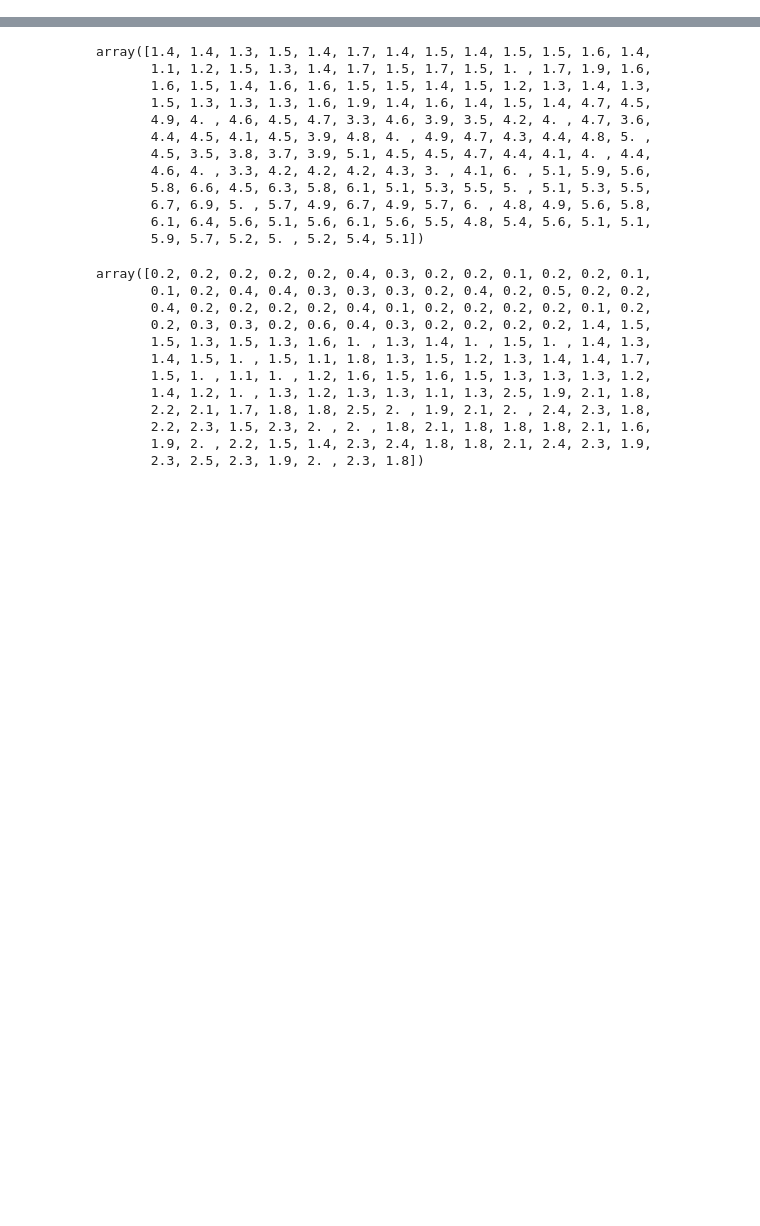
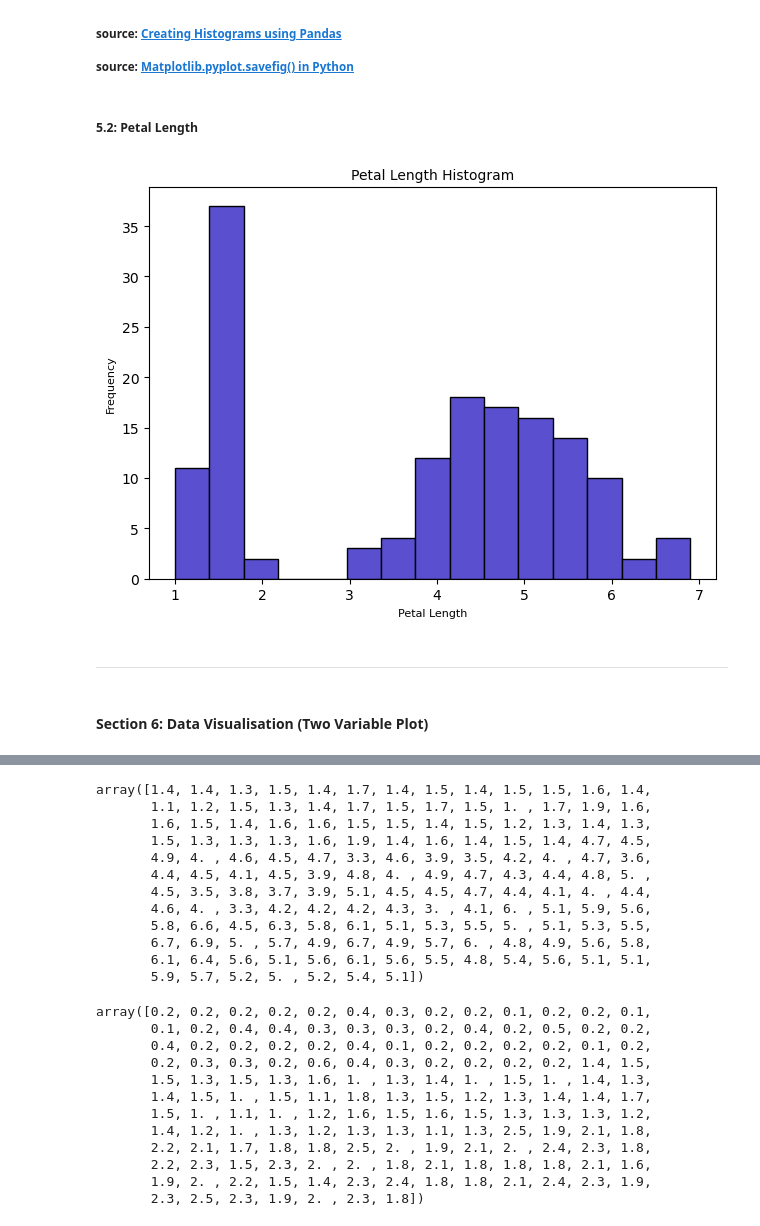
Before and after one commit to galto4/pands-project, a Jupyter notebook: iris.ipynb, the cells around one changed output, grey strips where cells are left out. Drawn from its saved outputs; the diff is of its cells as text; code cells hidden in the pictures; blank space fills up the shorter version.

```diff
--- a/iris.ipynb
+++ b/iris.ipynb
@@ -96,0 +151,27 @@ Name: petal_length, Length: 150, dtype: float64
+# %% [markdown]
+<sub><b>source: [Creating Histograms using Pandas](https://mode.com/example-gallery/python_histogram)</b></sub>
+
+<sub><b>source: [Matplotlib.pyplot.savefig() in Python](https://www.geeksforgeeks.org/matplotlib-pyplot-savefig-in-python/)</b></sub>
+# %% [markdown]
+##### <b>5.2: Petal Length</b>
+# %%
+# Step 2: Create the Histogram
+plt.hist(iris['petal_length'], bins=15, color='#5A4FCF', edgecolor='black')
+
+# Step 3: Style the Histogram
+plt.title("Petal Length Histogram", size=10, color="#060505")
+plt.xlabel('Petal Length', size=8)
+plt.ylabel('Frequency', size=8)
+plt.tight_layout()
+
+# Step 4: Save the figure
+# plt.savefig("petal_length_histogram.png")
+
+# Step 5: Show the file
+plt.show()
+# %% [output]
+[figure, added]
+# %% [markdown]
+***
+# %% [markdown]
+#### <b>Section 6: Data Visualisation (Two Variable Plot)</b>
```
Also changed, not shown: parts of 40 cells of this notebook, 2 other files.
